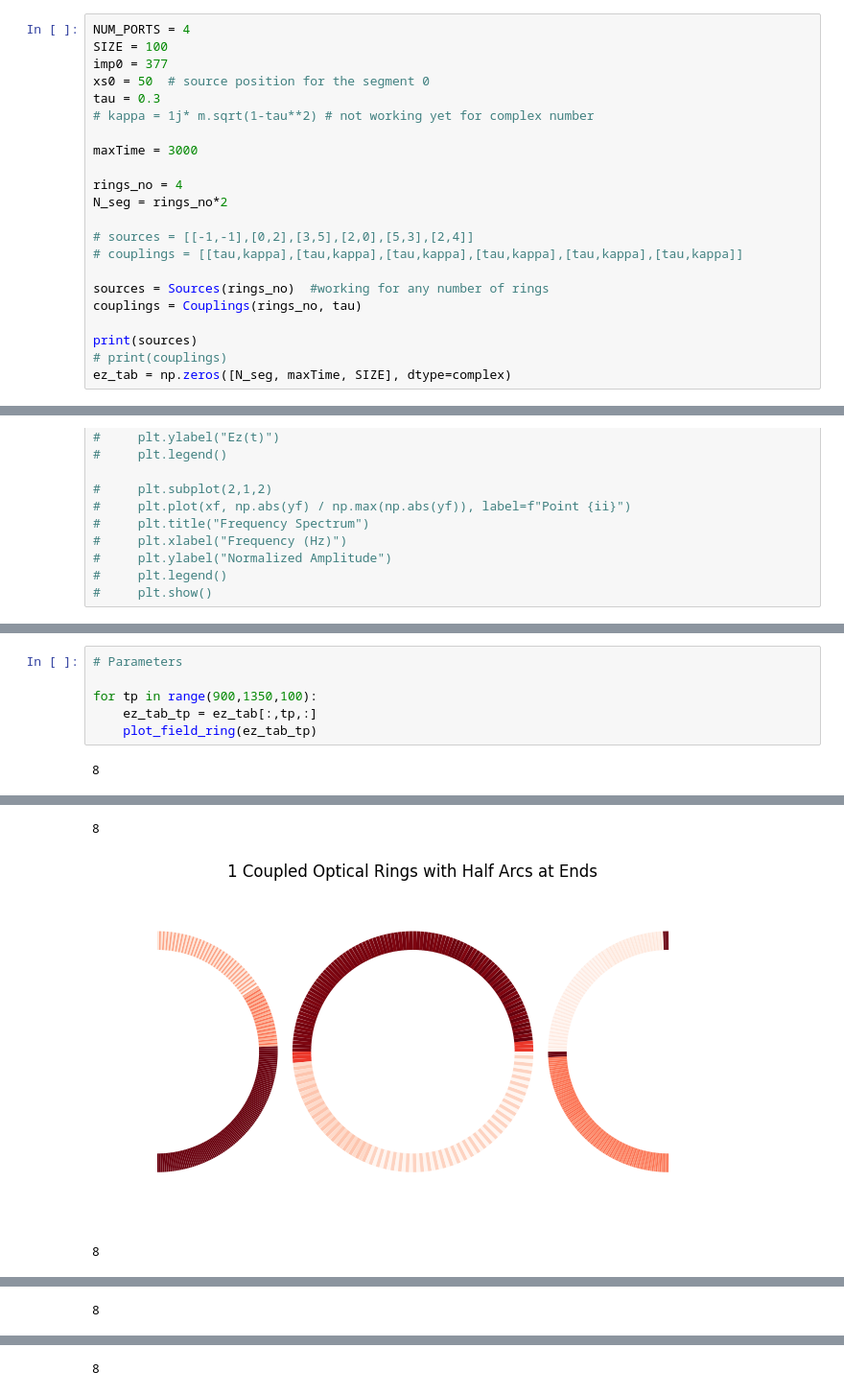
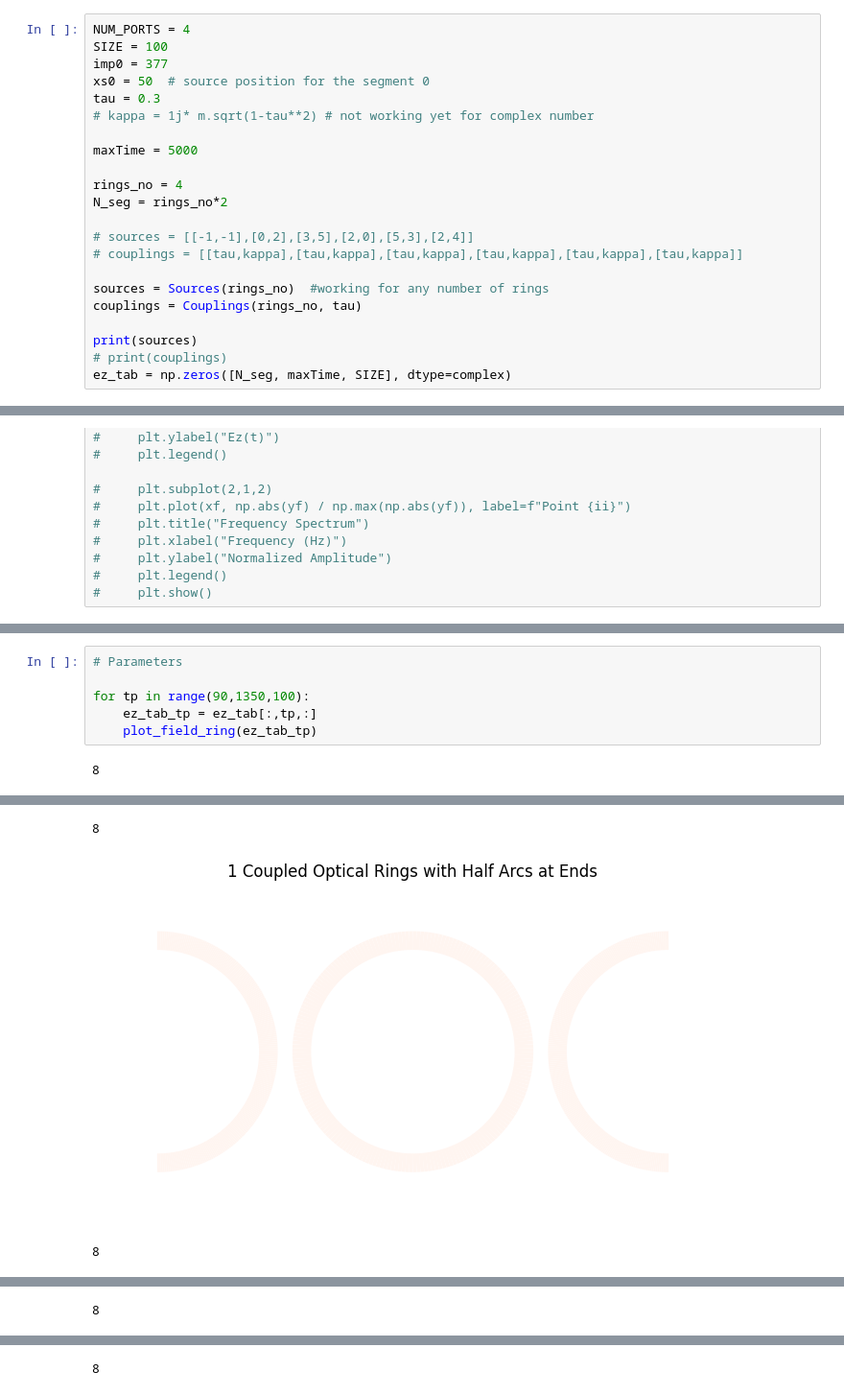
Before and after one commit to Mitalikapoor15/Project, a Jupyter notebook: python_fdtd/fdtd-build-complex.ipynb, the cells around one changed output, grey strips where cells are left out. Shown at 96% size. Drawn from its saved outputs; the diff is of its cells as text.

```diff
--- a/python_fdtd/fdtd-build-complex.ipynb
+++ b/python_fdtd/fdtd-build-complex.ipynb
@@ -19,7 +19,7 @@ xs0 = 50  # source position for the segment 0
 tau = 0.3
 # kappa = 1j* m.sqrt(1-tau**2) # not working yet for complex number
 
-maxTime = 3000
+maxTime = 5000
 
 rings_no = 4
 N_seg = rings_no*2
@@ -189,7 +188,7 @@ range(0, 100)
 # %%
 # Parameters
 
-for tp in range(900,1350,100):
+for tp in range(90,1350,100):
     ez_tab_tp = ez_tab[:,tp,:]
     plot_field_ring(ez_tab_tp)
 # %% [output]
@@ -198,3 +197,3 @@ for tp in range(900,1350,100):
 8
-[figure, old version]
+[figure, new version]
 8
```
Also changed, not shown: parts of 5 cells of this notebook, 16 other files.
